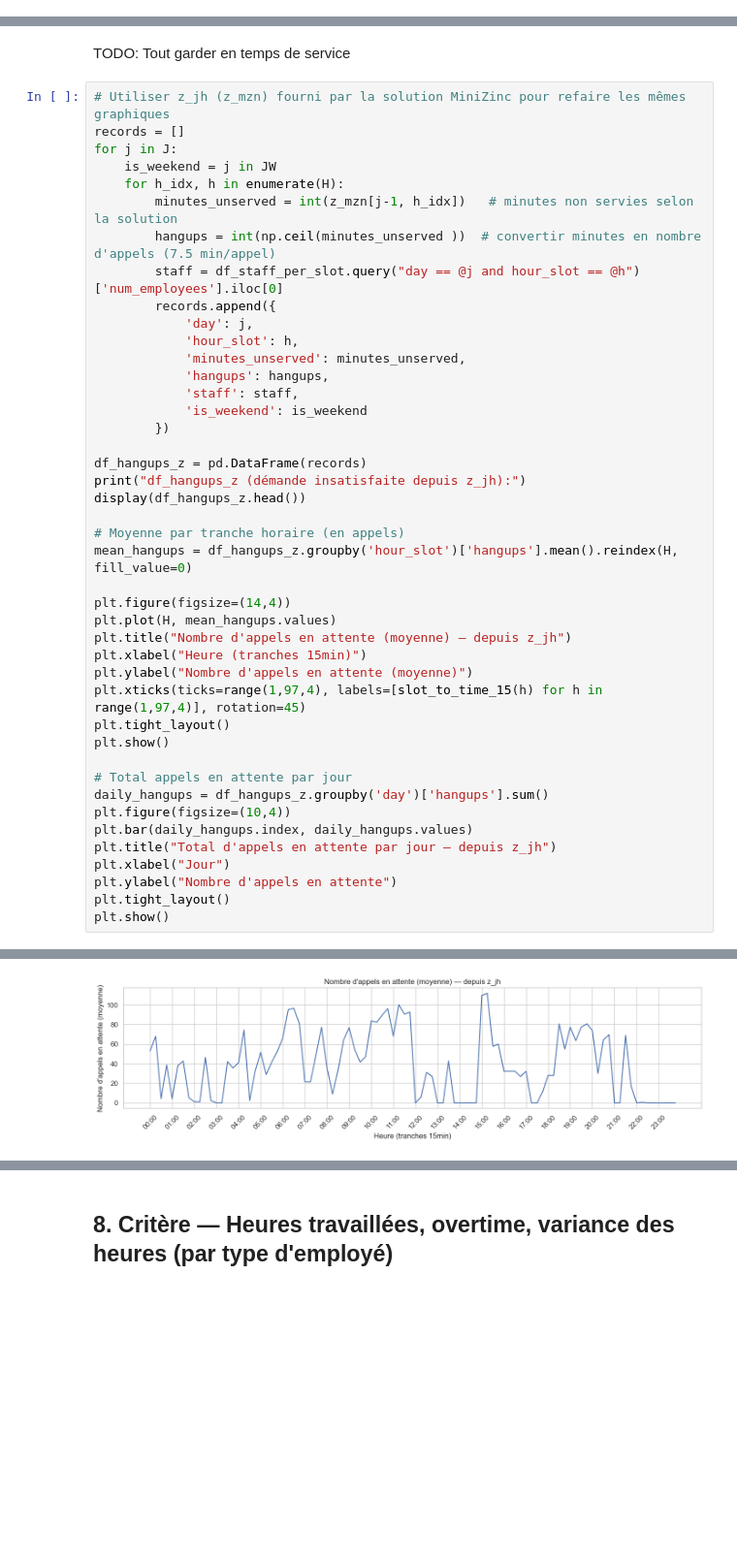
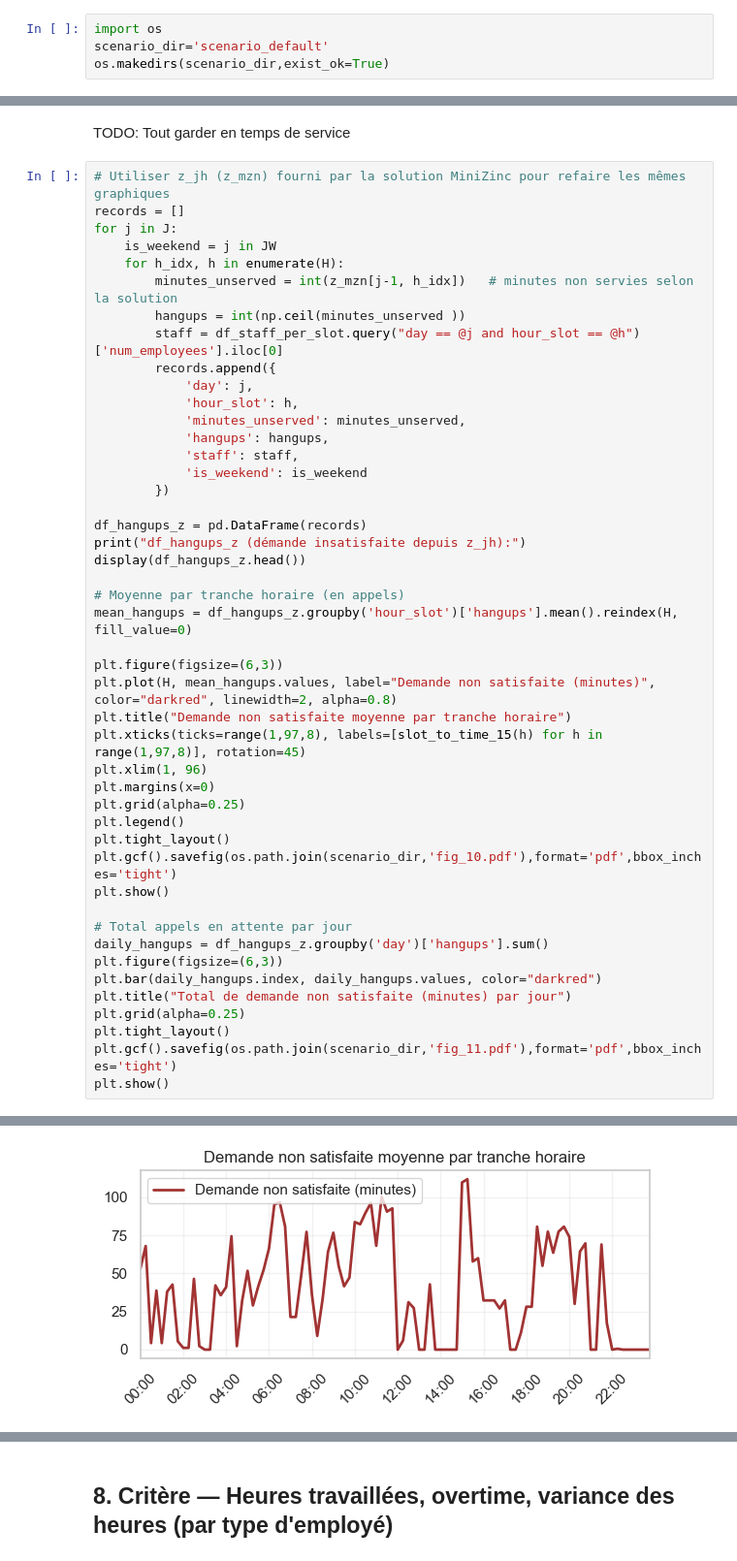
Before and after one commit to AntoineHabib123/m6417, a Jupyter notebook: PROJET_COMPLET/notebook.ipynb, the cells around one changed output, grey strips where cells are left out. Shown at 97% size. Drawn from its saved outputs; the diff is of its cells as text; blank space fills up the shorter version.

```diff
--- a/PROJET_COMPLET/notebook.ipynb
+++ b/PROJET_COMPLET/notebook.ipynb
@@ -16,6 +16,10 @@ Ce notebook :
   - répartition jour / soir / nuit / weekend ;
   - nombre de personnes par quart et par type ;
   - timeline horizontale (type Gantt) par employé.
+# %%
+import os
+scenario_dir='scenario_default'
+os.makedirs(scenario_dir,exist_ok=True)
 # %% [markdown]
 ## 1. Imports et fonctions utilitaires
 # %%
@@ -912,48 +942,51 @@ for j in J:
     is_weekend = j in JW
     for h_idx, h in enumerate(H):
         minutes_unserved = int(z_mzn[j-1, h_idx])   # minutes non servies selon la solution
-        hangups = int(np.ceil(minutes_unserved ))  # convertir minutes en nombre d'appels (7.5 min/appel)
+        hangups = int(np.ceil(minutes_unserved ))
         staff = df_staff_per_slot.query("day == @j and hour_slot == @h")['num_employees'].iloc[0]
         records.append({
             'day': j,
             'hour_slot': h,
             'minutes_unserved': minutes_unserved,
             'hangups': hangups,
             'staff': staff,
             'is_weekend': is_weekend
         })
 
 df_hangups_z = pd.DataFrame(records)
 print("df_hangups_z (démande insatisfaite depuis z_jh):")
 display(df_hangups_z.head())
 
 # Moyenne par tranche horaire (en appels)
 mean_hangups = df_hangups_z.groupby('hour_slot')['hangups'].mean().reindex(H, fill_value=0)
 
-plt.figure(figsize=(14,4))
-plt.plot(H, mean_hangups.values)
-plt.title("Nombre d'appels en attente (moyenne) — depuis z_jh")
-plt.xlabel("Heure (tranches 15min)")
-plt.ylabel("Nombre d'appels en attente (moyenne)")
-plt.xticks(ticks=range(1,97,4), labels=[slot_to_time_15(h) for h in range(1,97,4)], rotation=45)
+plt.figure(figsize=(6,3))
+plt.plot(H, mean_hangups.values, label="Demande non satisfaite (minutes)", color="darkred", linewidth=2, alpha=0.8)
+plt.title("Demande non satisfaite moyenne par tranche horaire")
+plt.xticks(ticks=range(1,97,8), labels=[slot_to_time_15(h) for h in range(1,97,8)], rotation=45)
+plt.xlim(1, 96)
+plt.margins(x=0)
+plt.grid(alpha=0.25)
+plt.legend()
 plt.tight_layout()
+plt.gcf().savefig(os.path.join(scenario_dir,'fig_10.pdf'),format='pdf',bbox_inches='tight')
 plt.show()
 
 # Total appels en attente par jour
 daily_hangups = df_hangups_z.groupby('day')['hangups'].sum()
-plt.figure(figsize=(10,4))
-plt.bar(daily_hangups.index, daily_hangups.values)
-plt.title("Total d'appels en attente par jour — depuis z_jh")
-plt.xlabel("Jour")
-plt.ylabel("Nombre d'appels en attente")
+plt.figure(figsize=(6,3))
+plt.bar(daily_hangups.index, daily_hangups.values, color="darkred")
+plt.title("Total de demande non satisfaite (minutes) par jour")
+plt.grid(alpha=0.25)
 plt.tight_layout()
+plt.gcf().savefig(os.path.join(scenario_dir,'fig_11.pdf'),format='pdf',bbox_inches='tight')
 plt.show()
 # %% [output]
 df_hangups_z (démande insatisfaite depuis z_jh):
 |  | day | hour_slot | minutes_unserved | hangups | staff | is_weekend |
 | 0 | 1 | 1 | 8 | 8 | 2.0 | False |
 | 1 | 1 | 2 | 8 | 8 | 2.0 | False |
 | 2 | 1 | 3 | 0 | 0 | 2.0 | False |
 | 3 | 1 | 4 | 15 | 15 | 2.0 | False |
 | 4 | 1 | 5 | 0 | 0 | 2.0 | False |
-[figure, old version]
+[figure, new version]
```
Also changed, not shown: parts of 13 cells of this notebook.
